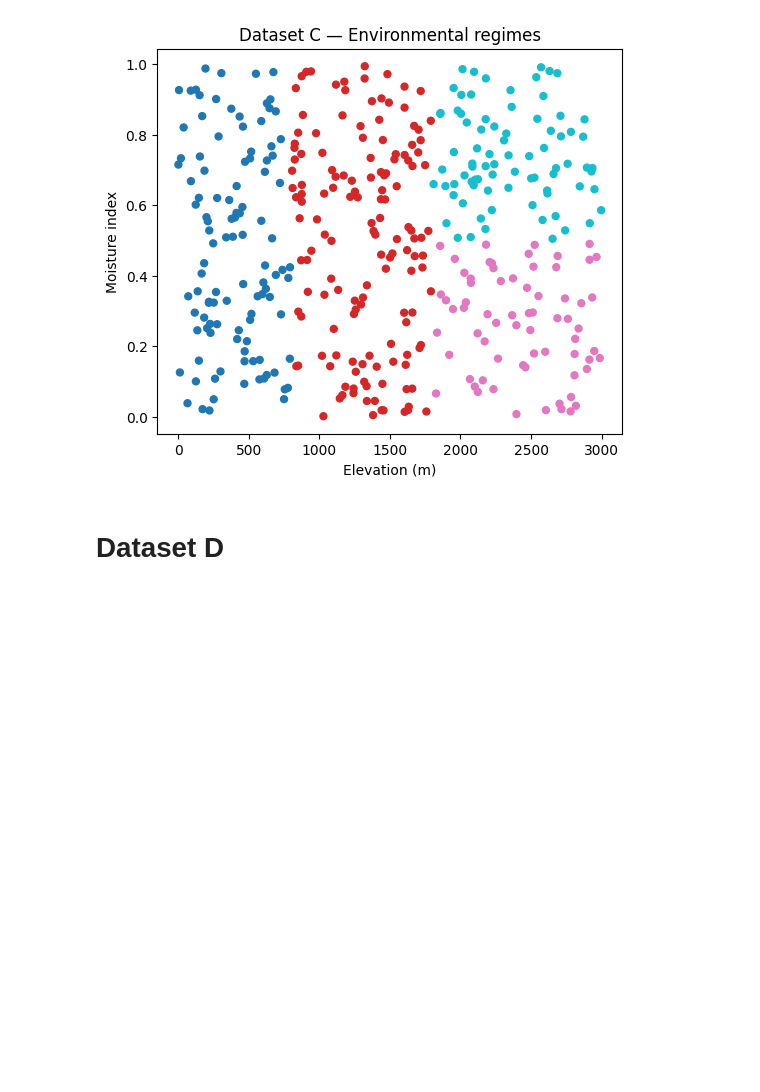
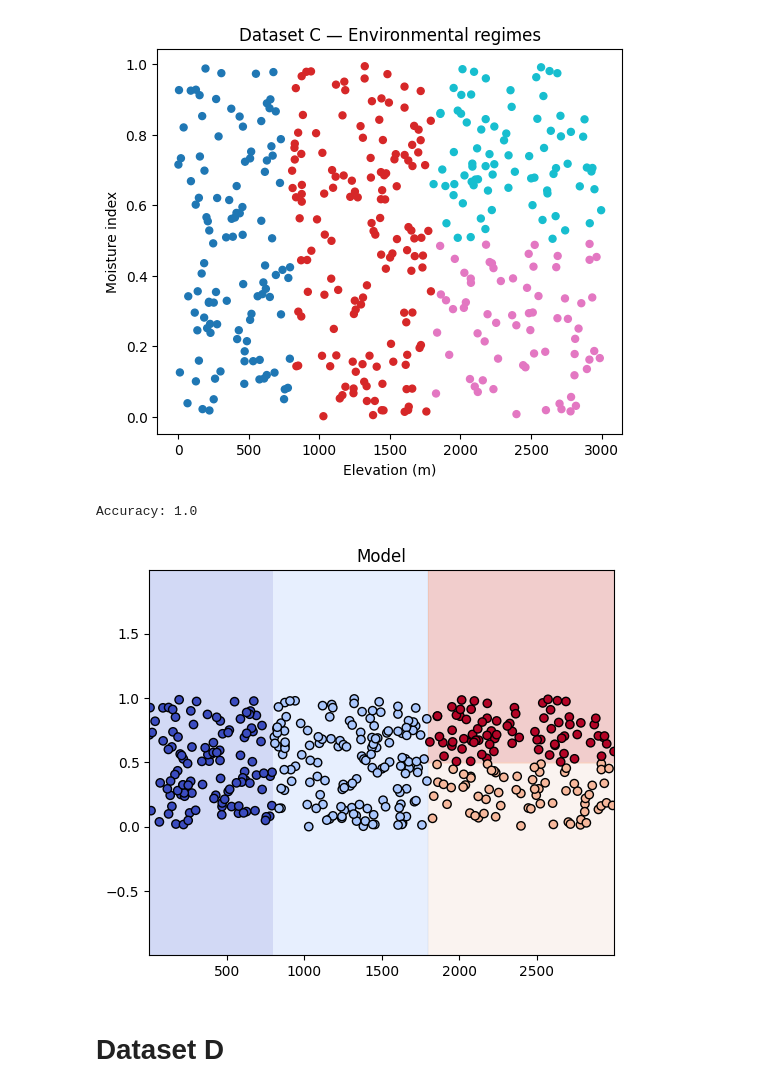
Before and after one commit to lbrodsky/machine_learning_geosciences, a Jupyter notebook: 03_ML_models/03_4_LAB_ML_assumption_algorithms.ipynb, the cells around one changed output. Drawn from its saved outputs; the diff is of its cells as text; code cells hidden in the pictures; blank space fills up the shorter version.

Commit message:
lab 3.4 models

```diff
--- a/03_ML_models/03_4_LAB_ML_assumption_algorithms.ipynb
+++ b/03_ML_models/03_4_LAB_ML_assumption_algorithms.ipynb
@@ -348,9 +348,18 @@ pass
 
 # Model evaluation
 pass
+# %%
+tree = DecisionTreeClassifier(max_depth=3).fit(X,y)
+pred = tree.predict(X)
+
+print("Accuracy:", accuracy_score(y,pred))
+# %% [output]
+Accuracy: 1.0
 # %%
 # Plot
-plot_decision_boundary(model, X, y, title="Model", resolution=300)
+plot_decision_boundary(tree, X, y, title="Model", resolution=300)
+# %% [output]
+[figure, added]
 # %% [markdown]
 # **Dataset D**
 # %%
```
Also changed, not shown: parts of 4 cells of this notebook.
